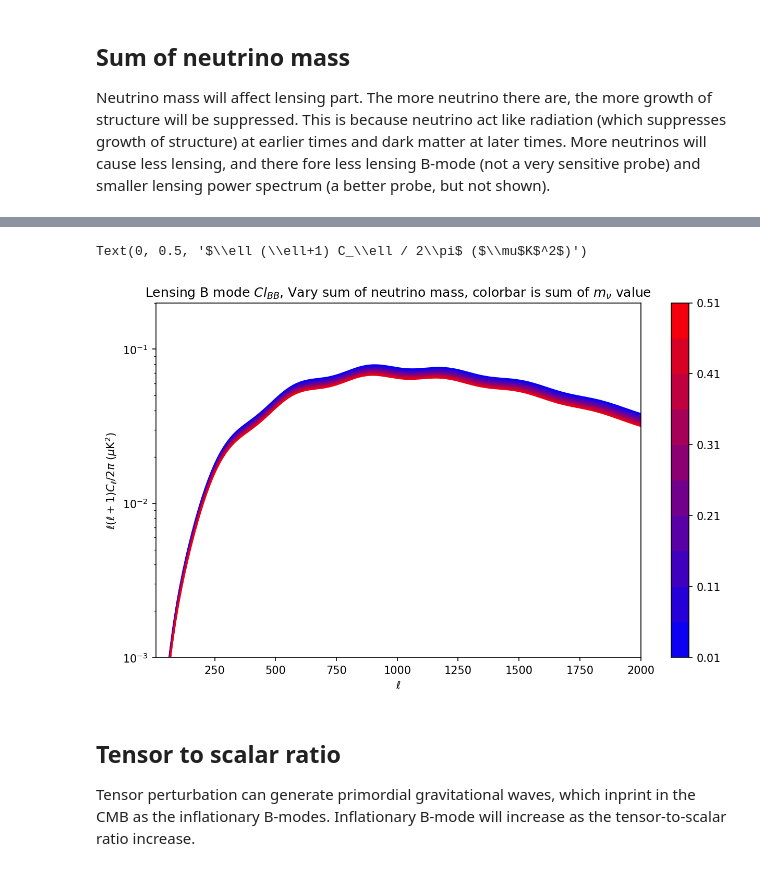
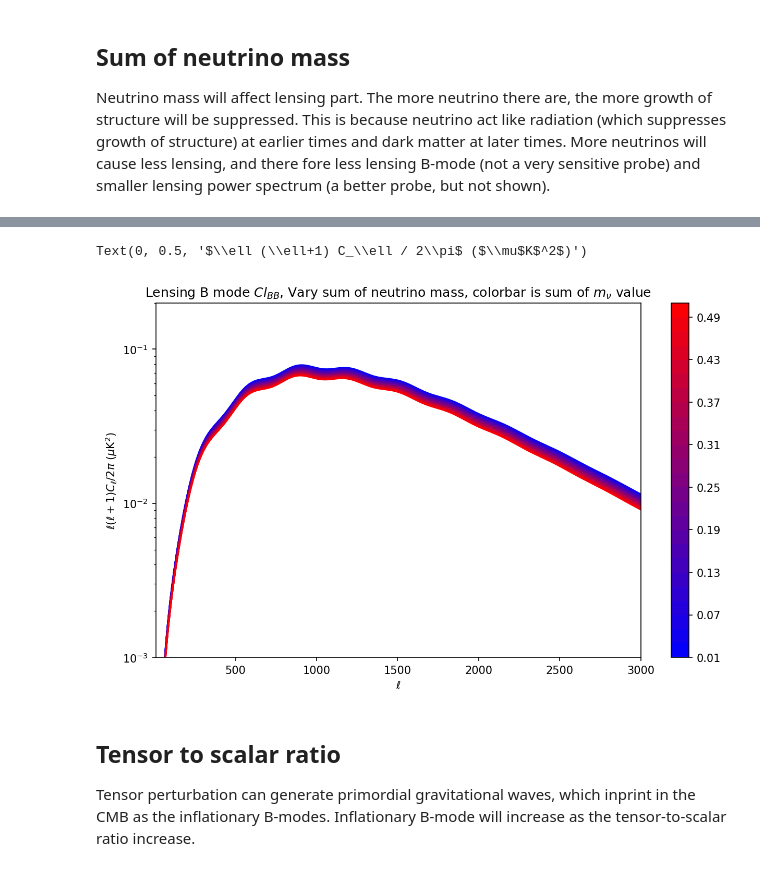
Before and after one commit to panzhaodi/Cosmological_parameter_tutorial, a Jupyter notebook: Cosmological_parameter_tutorial.ipynb, the cells around one changed output, grey strips where cells are left out. Drawn from its saved outputs; the diff is of its cells as text; code cells hidden in the pictures.

Commit message:
Add a test related to tau, add lensing spectrum vs. neutrino mass

```diff
--- a/Cosmological_parameter_tutorial.ipynb
+++ b/Cosmological_parameter_tutorial.ipynb
@@ -389,8 +422,8 @@ $A_{lens}$ is the lensing amplitude. Increasing $A_{lens}$ will increase the def
 # %%
 # step through Alens
 min_par = 0.7
-max_par = 3.0
-stepsize = 0.21
+max_par = 5.0
+stepsize = 0.3
 mymap = matplotlib.colors.LinearSegmentedColormap.from_list('mycolors',['blue','red'])
 
 # Using contourf to provide my colorbar info, then clearing the figure
@@ -421,3 +454,32 @@ Text(0, 0.5, '$\\ell (\\ell+1) C_\\ell / 2\\pi$ ($\\mu$K$^2$)')
 # %% [markdown]
 ## Sum of neutrino mass
 Neutrino mass will affect lensing part. The more neutrino there are, the more growth of structure will be suppressed. This is because neutrino act like radiation (which suppresses growth of structure) at earlier times and dark matter at later times. More neutrinos will cause less lensing, and there fore less lensing B-mode (not a very sensitive probe) and smaller lensing power spectrum (a better probe, but not shown).
+# %%
+# plot the lensing spectrum
+# step through m_nu
+min_par = 0.01
+max_par = 0.5
+stepsize = 0.02
+mymap = matplotlib.colors.LinearSegmentedColormap.from_list('mycolors',['blue','red'])
+
+# Using contourf to provide my colorbar info, then clearing the figure
+Z = [[0,0],[0,0]]
+levels = np.arange(min_par,max_par+stepsize,stepsize)
+plt.figure(figsize= (10,6), dpi = 150)
+CS3 = plt.contourf(Z, levels, cmap=mymap)
+plt.clf()
+# real plotting start here.
+for par in np.arange(min_par, max_par, stepsize):
+    camb_results = calculate_cmb(mnu=par)
+    cl_phiphi = camb_results['results'].get_lens_potential_cls(lmax=3000)
+    r = (par-min_par)/(max_par-min_par)
+    g = 0
+    b = 1-r
+    ells = np.arange(len(totCL[:,0]))
+    plt.loglog(np.arange(3001), cl_phiphi[:,0], color=(r, g, b))
+
+plt.colorbar(CS3)
+plt.ylabel('$[L(L+1)]^2C_L^{\phi\phi}/2\pi$')
+plt.xlabel('$L$')
+plt.xlim([5,3000])
+plt.title('Lensing power spectrum, Vary sum of neutrino mass, colorbar is sum of $m_{\\nu}$ value')
@@ -424,34 +489,34 @@ Neutrino mass will affect lensing part. The more neutrino there are, the more gr
 # %%
 # step through m_nu
 min_par = 0.01
 max_par = 0.5
-stepsize = 0.05
+stepsize = 0.02
 mymap = matplotlib.colors.LinearSegmentedColormap.from_list('mycolors',['blue','red'])
 
 # Using contourf to provide my colorbar info, then clearing the figure
 Z = [[0,0],[0,0]]
 levels = np.arange(min_par,max_par+stepsize,stepsize)
 plt.figure(figsize= (10,6), dpi = 150)
 CS3 = plt.contourf(Z, levels, cmap=mymap)
 plt.clf()
 # real plotting start here.
 for par in np.arange(min_par, max_par, stepsize):
     camb_results = calculate_cmb(mnu=par)
     totCL = camb_results['power']['total']
     refCL = camb_results['results'].get_lensed_scalar_cls(CMB_unit='muK')
     r = (par-min_par)/(max_par-min_par)
     g = 0
     b = 1-r
     ells = np.arange(len(totCL[:,0]))
     plt.semilogy(ells,refCL[:,2], color=(r, g, b) )
 plt.colorbar(CS3)
-plt.axis([8,2000, 1e-3, 2e-1])
+plt.axis([8,3000, 1e-3, 2e-1])
 plt.title('Lensing B mode $Cl_{BB}$, Vary sum of neutrino mass, colorbar is sum of $m_{\\nu}$ value')
 plt.xlabel('$\ell$' )
 plt.ylabel('$\ell (\ell+1) C_\ell / 2\pi$ ($\mu$K$^2$)')
 # %% [output]
 Text(0, 0.5, '$\\ell (\\ell+1) C_\\ell / 2\\pi$ ($\\mu$K$^2$)')
-[figure, old version]
+[figure, new version]
 # %% [markdown]
 ## Tensor to scalar ratio
 Tensor perturbation can generate primordial gravitational waves, which inprint in the CMB as the inflationary B-modes. Inflationary B-mode will increase as the tensor-to-scalar ratio increase.
```
Also changed, not shown: parts of 5 cells of this notebook.
